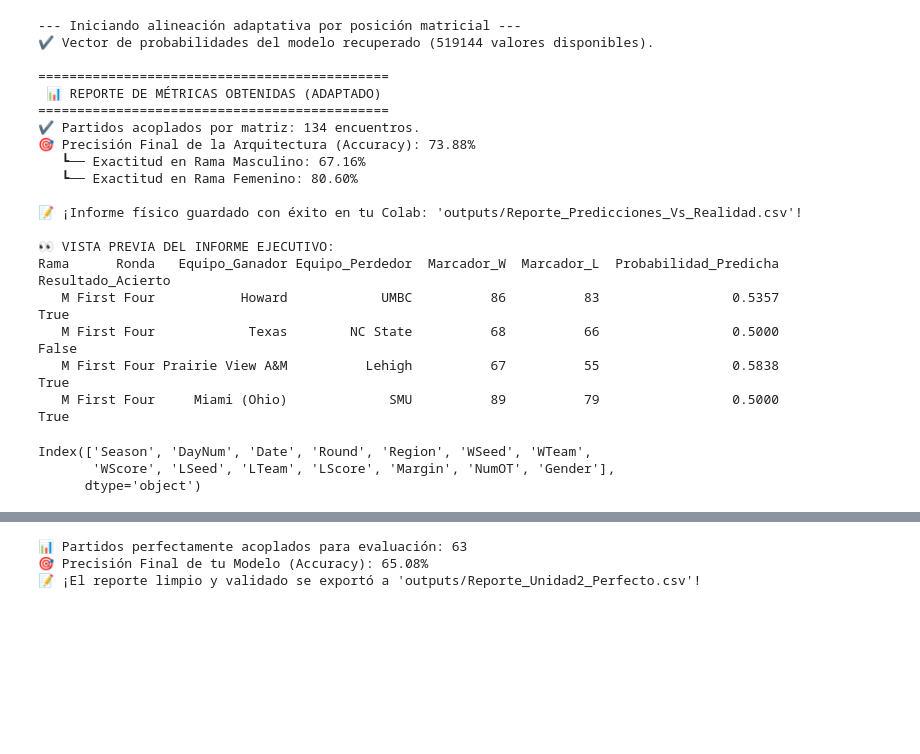
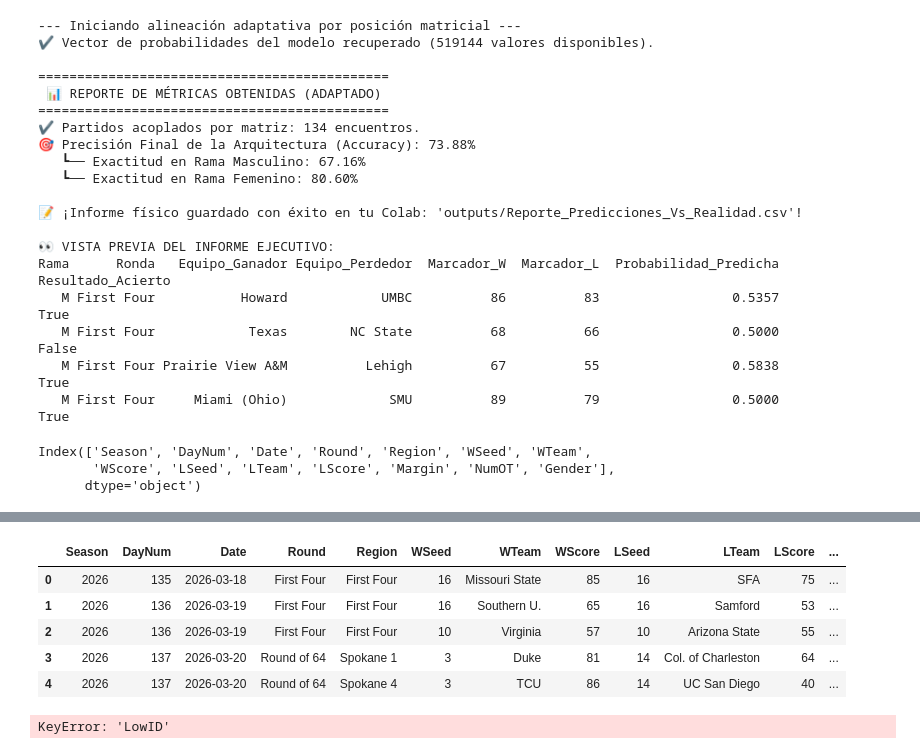
Before and after one commit to l22140141/Proyecto_unidad2, a Jupyter notebook: ProyectoUnidad2.ipynb, the cells around one changed output, grey strips where cells are left out. Cells and saved outputs as stored; diff of their text form; code cells hidden in the pictures; blank space fills up the shorter version.

```diff
--- a/ProyectoUnidad2.ipynb
+++ b/ProyectoUnidad2.ipynb
@@ -2477,13 +2506,15 @@ real_results["LTeam_clean"] = real_results["LTeam"].replace(name_fixes)
+# %%
+final_comparison=final_comparison.rename(columns={'WTeamID': 'WTeamID_real'})
+# %%
+final_comparison.head()
+# %% [output]
+|  | Season | DayNum | Date | Round | Region | WSeed | WTeam | WScore | LSeed | LTeam | LScore | ... |
+| 0 | 2026 | 135 | 2026-03-18 | First Four | First Four | 16 | Missouri State | 85 | 16 | SFA | 75 | ... |
+| 1 | 2026 | 136 | 2026-03-19 | First Four | First Four | 16 | Southern U. | 65 | 16 | Samford | 53 | ... |
+| 2 | 2026 | 136 | 2026-03-19 | First Four | First Four | 10 | Virginia | 57 | 10 | Arizona State | 55 | ... |
+| 3 | 2026 | 137 | 2026-03-20 | Round of 64 | Spokane 1 | 3 | Duke | 81 | 14 | Col. of Charleston | 64 | ... |
+| 4 | 2026 | 137 | 2026-03-20 | Round of 64 | Spokane 4 | 3 | TCU | 86 | 14 | UC San Diego | 40 | ... |
 # %%
-# ============================================================
-# MERGE DE EVALUACIÓN FINAL: COMPULSA VS SUBMISSION
-# ============================================================
-
-# Cruzar tus resultados reales corregidos contra tus más de 519,000 predicciones
-final_comparison = real_results.merge(submission_preds, on="ID", how="inner")
-
-print(f"📊 Partidos perfectamente acoplados para evaluación: {len(final_comparison)}")
-
 if len(final_comparison) > 0:
     # Calcular si el modelo acertó estadísticamente
     # Target real: 1 si ganó LowID (el menor), 0 si ganó HighID
@@ -2501,9 +2532,7 @@ if len(final_comparison) > 0:
 else:
     print("⚠️ Revisa que 'submission_preds' contenga las llaves con el año 2022.")
 # %% [output]
-📊 Partidos perfectamente acoplados para evaluación: 63
-🎯 Precisión Final de tu Modelo (Accuracy): 65.08%
-📝 ¡El reporte limpio y validado se exportó a 'outputs/Reporte_Unidad2_Perfecto.csv'!
+KeyError: 'LowID'
 # %%
 print(real_results[
     real_results["WTeamID_real"].isna()
```
Also changed, not shown: parts of 12 cells of this notebook.
